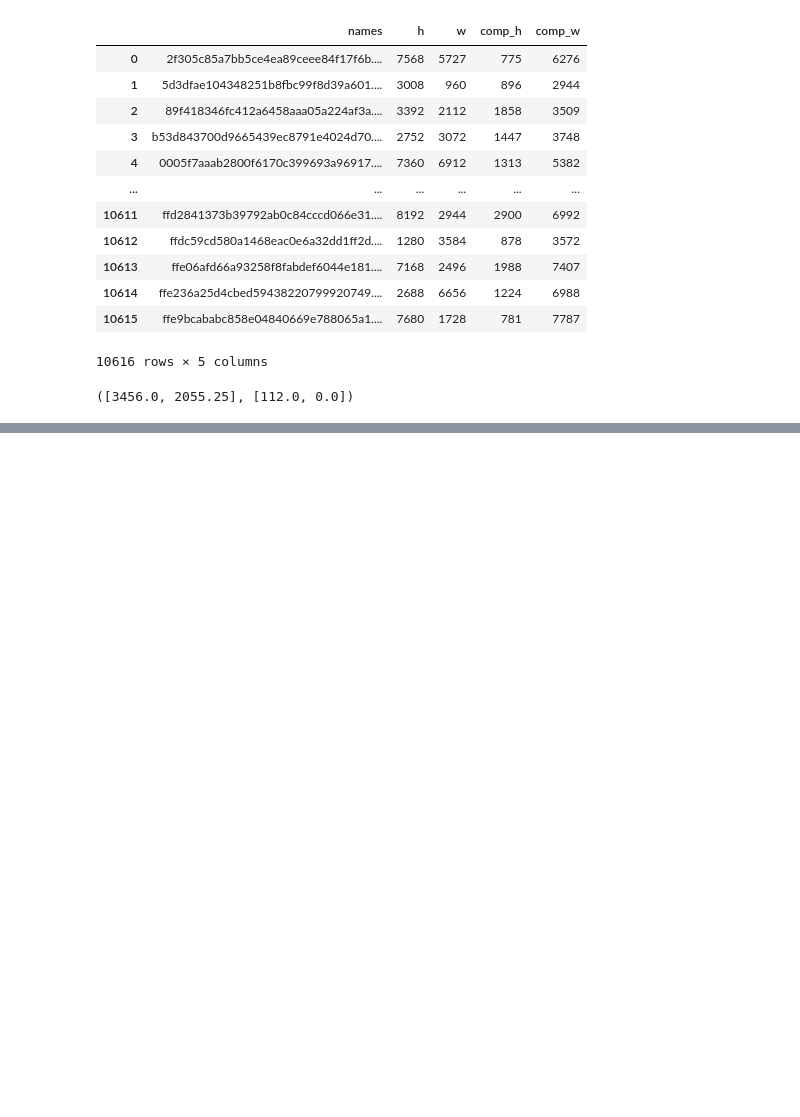
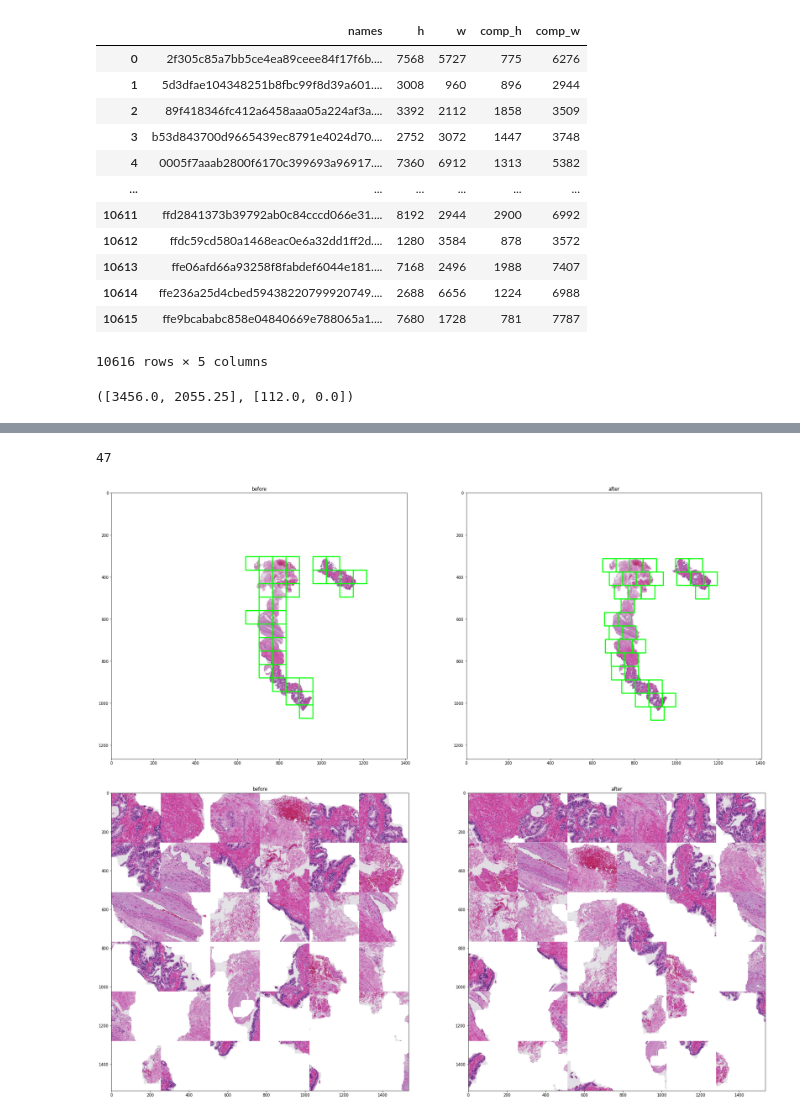
Before and after one commit to Dipet/kaggle_panda, a Jupyter notebook: notebooks/stats.ipynb, the cells around one changed output, grey strips where cells are left out. Drawn from its saved outputs; the diff is of its cells as text; code cells hidden in the pictures; blank space fills up the shorter version.

```diff
--- a/notebooks/stats.ipynb
+++ b/notebooks/stats.ipynb
@@ -108,2 +398,47 @@ import seaborn as sns
+# %%
+idx = 10500
+size = 256
+sz = size
+N = 36
+
+img = MultiImage(os.path.join(data_dir, df['names'].iloc[idx]))[1]
+img_low = MultiImage(os.path.join(data_dir, df['names'].iloc[idx]))[-1]
+
+tmp = img_low.copy()
+for box in _tile(tmp, sz // 4, N):
+    cv.rectangle(tmp, tuple(box[:2]), tuple(box[2:]), (0, 255, 0), 3)
+plt.figure(figsize=(30, 30))
+plt.subplot(121, title="before")
+plt.imshow(tmp)
+
+#
+boxes = find_boxes(img_low)
+tile_boxes, tile_sums = get_new_tile_boxes(img_low, size // 4)
+print(len(tile_boxes))
+tmp = img_low.copy()
+h, w = tmp.shape[:2]
+for box in tile_boxes[np.argsort(tile_sums)[::-1]][:36]:
+    box = box.copy()
+    box[0::2] *= w
+    box[1::2] *= h
+    box = box.astype(int)
+    cv.rectangle(tmp, tuple(box[:2]), tuple(box[2:]), (0, 255, 0), 3)
+
+# plt.figure(figsize=(30, 30))
+plt.subplot(122, title="after")
+plt.imshow(tmp);
+
+tile1 = tile(img, size, N=N)
+tile2 = get_tiles_new(img, *get_new_tile_boxes(img_low, size // 4), size=size, num=N)
+
+plt.figure(figsize=(30, 30))
+plt.subplot(121, title="before")
+plt.imshow(tile1)
+plt.subplot(122, title="after")
+plt.imshow(tile2);
+# %% [output]
+47
+[figure, added]
+[figure, added]
 # %%
 [df['w'].max(), df['comp_w'].max()], [df['w'].min(), df['comp_w'].min()]
```
Also changed, not shown: parts of 25 cells of this notebook, 3 other files.
